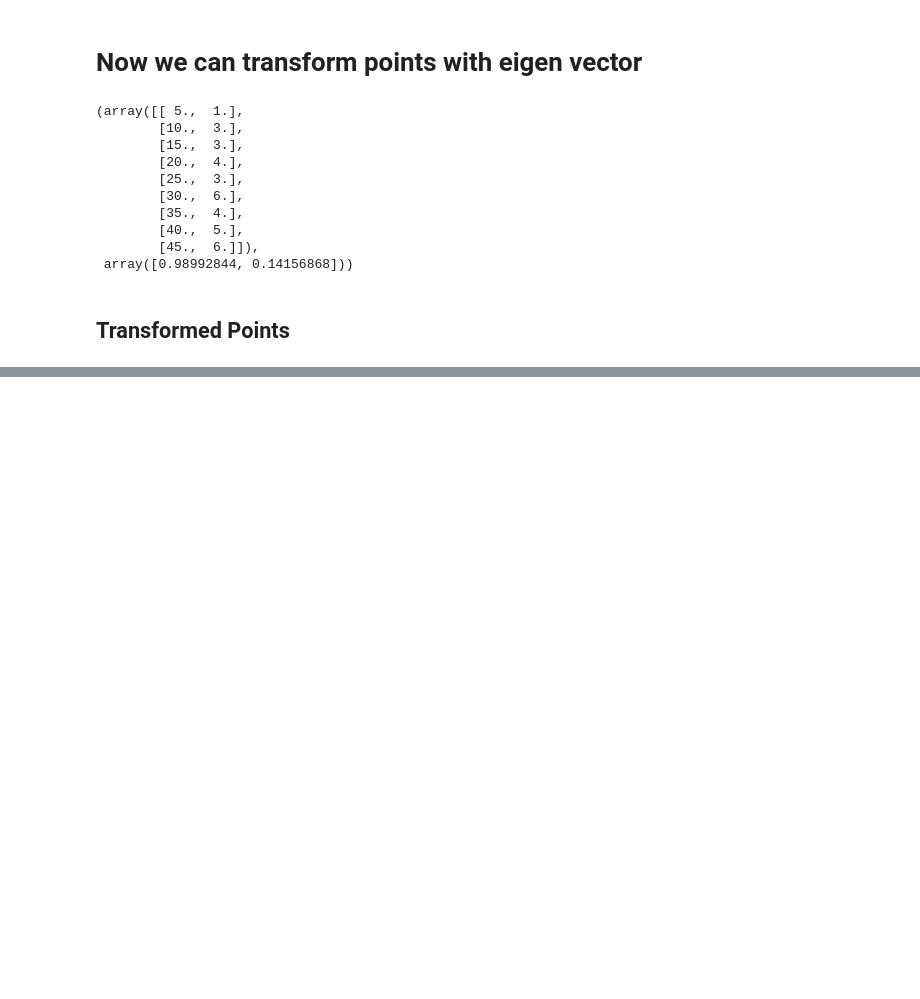
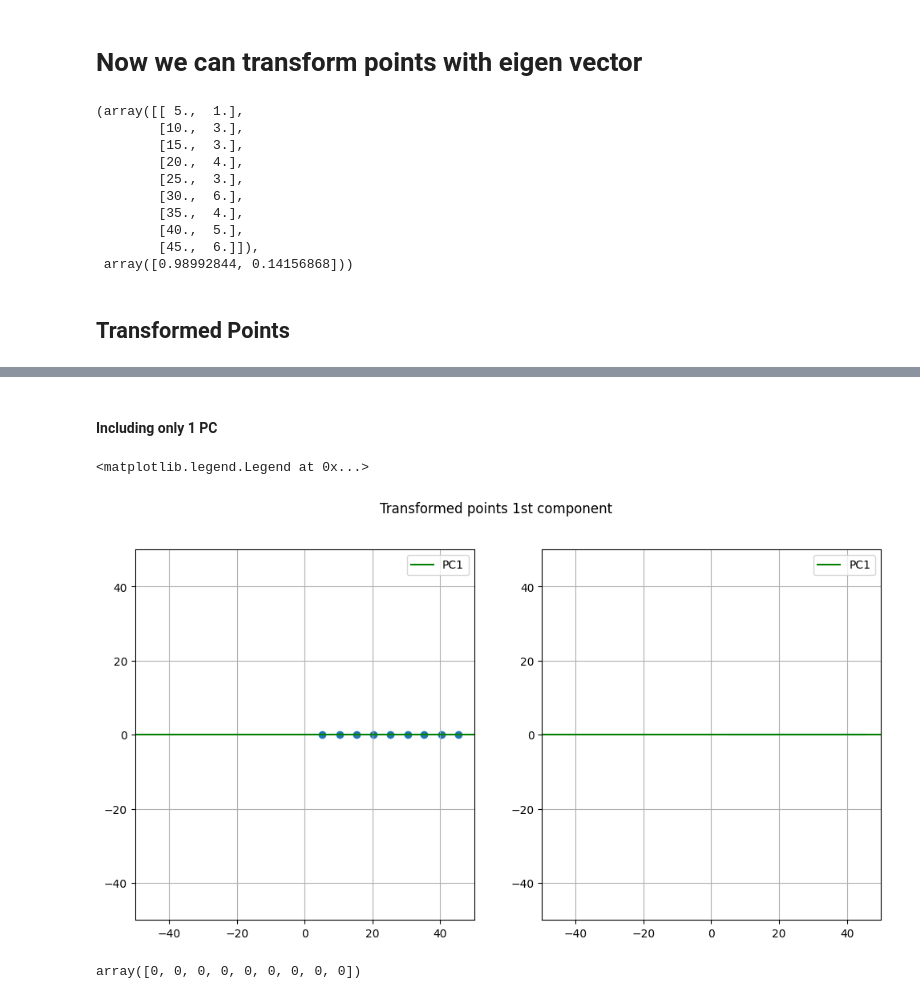
Before and after one commit to CAS-CS/cas-cs.github.io, a Jupyter notebook: lectures/FoML/.PythonCode/ClassDemo/07_PCA_Dimentionality_reduction.ipynb, the cells around one changed output, grey strips where cells are left out. Saved outputs shown, nothing was run; the diff lists cells and outputs as text; code cells hidden in the pictures; blank space fills up the shorter version.

```diff
--- a/lectures/FoML/.PythonCode/ClassDemo/07_PCA_Dimentionality_reduction.ipynb
+++ b/lectures/FoML/.PythonCode/ClassDemo/07_PCA_Dimentionality_reduction.ipynb
@@ -546,0 +555,29 @@ ax.set(ylim=(-50,50),xlim=(-50,50))
+# %% [markdown]
+#### Including only 1 PC
+# %%
+Trans=np.dot(XY,Evec[:,0])
+
+
+fig,axs=plt.subplots(1,2,figsize=(12,6))
+fig.suptitle('Transformed points 1st component')
+ax=axs[0]
+ax.scatter(Trans,np.arange(0,len(Trans))*0)
+ax.grid(True)
+ax.set(ylim=(-50,50),xlim=(-50,50))
+ax.axhline(y=0, color='g',label="PC1")
+# ax.axvline(x=0, color='k',label="PC2")
+ax.legend()
+ax=axs[1]
+ax.plot(Trans,np.arange(0,len(Trans))*0)
+ax.grid(True)
+ax.set(ylim=(-50,50),xlim=(-50,50))
+ax.axhline(y=0, color='g',label="PC1")
+# ax.axvline(x=0, color='k',label="PC2")
+ax.legend()
+# %% [output]
+<matplotlib.legend.Legend at 0x...>
+[figure, added]
+# %%
+np.arange(0,len(Trans))*0
+# %% [output]
+array([0, 0, 0, 0, 0, 0, 0, 0, 0])
```
Also changed, not shown: parts of 2 cells of this notebook, 1 other file.
